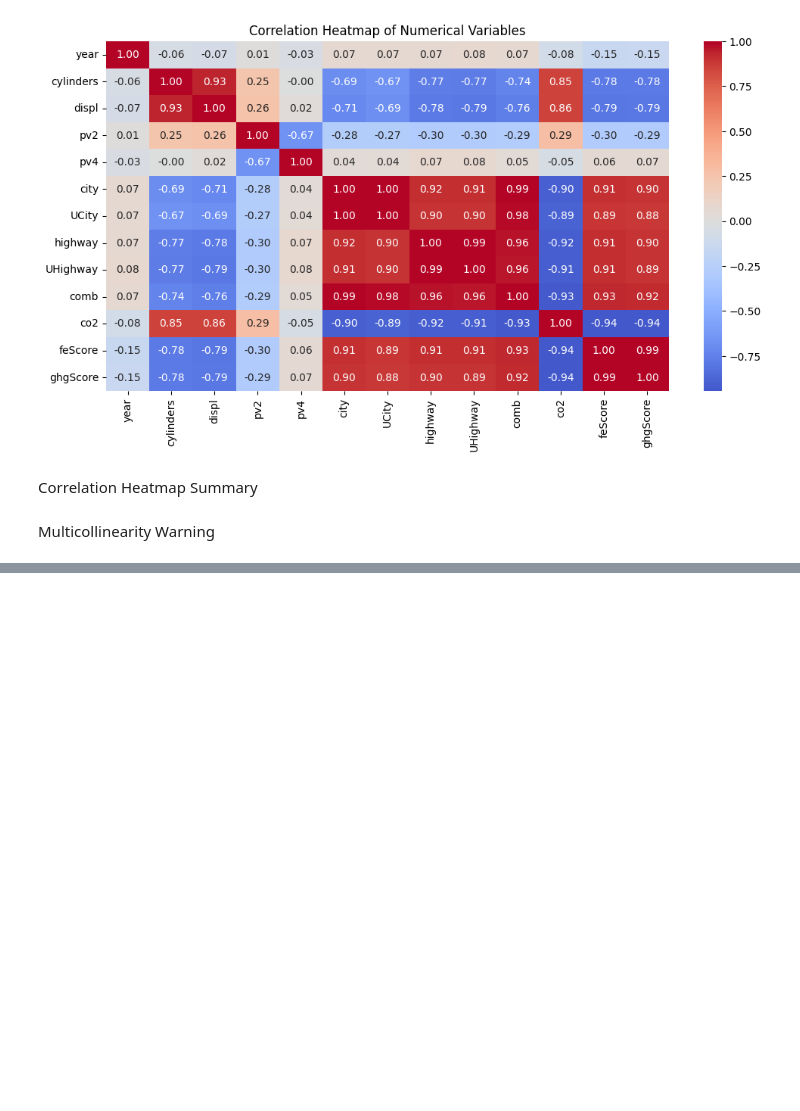
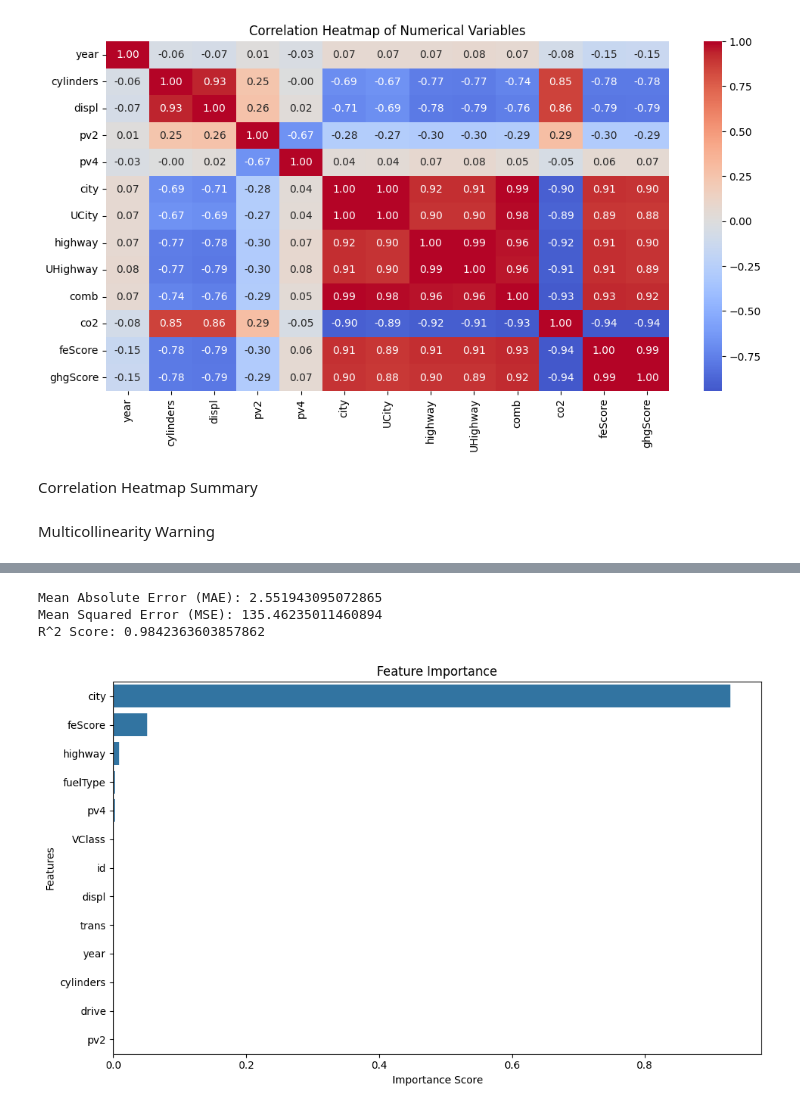
Before and after one commit to Mathias-Kabango3/vehicle-analysis, a Jupyter notebook: notebook.ipynb, the cells around one changed output, grey strips where cells are left out. Drawn from its saved outputs; the diff is of its cells as text; code cells hidden in the pictures; blank space fills up the shorter version.

Commit message:
feat(model) develop randomforest model (example)

```diff
--- a/notebook.ipynb
+++ b/notebook.ipynb
@@ -136,0 +132,18 @@ cylinders and displ (0.93) :we could possibly drop one if model overfits.
+# %%
+# Drop features with high multicollinearity
+# Based on heatmap above , we drop these (UCity, UHighway, comb, ghgScore):
+df = df.drop(columns=['UCity', 'UHighway', 'comb', 'ghgScore'])  # 'feScore' kept
+# %%
+# Define features (X) and target (y)
+X = df.drop(columns=['co2','make','model'])
+label_encoder = LabelEncoder()
+
+# turn categorical features into number (one-hot-encoding)
+X['drive'] = label_encoder.fit_transform(df['drive'])
+X['VClass'] = label_encoder.fit_transform(df['VClass'])
+X['trans'] = label_encoder.fit_transform(df['trans'])
+X['fuelType'] = label_encoder.fit_transform(df['fuelType'])
+y = df['co2']
+
+# Train/test split
+X_train, X_test, y_train, y_test = train_test_split(X, y, test_size=0.2, random_state=42)
@@ -136,0 +168,32 @@ cylinders and displ (0.93) :we could possibly drop one if model overfits.
+# %%
+# Initialize and train model
+model = RandomForestRegressor(n_estimators=110, random_state=42)
+model.fit(X_train, y_train)
+
+# Make predictions
+y_pred = model.predict(X_test)
+
+# # Evaluation
+print("Mean Absolute Error (MAE):", mean_absolute_error(y_test, y_pred))
+print("Mean Squared Error (MSE):", mean_squared_error(y_test, y_pred))
+print("R^2 Score:", r2_score(y_test, y_pred))
+# %% [output]
+Mean Absolute Error (MAE): 2.551943095072865
+Mean Squared Error (MSE): 135.46235011460894
+R^2 Score: 0.9842363603857862
+# %%
+
+# Plot feature importance
+importances = model.feature_importances_
+feature_names = X.columns
+feature_imp = pd.Series(importances, index=feature_names).sort_values(ascending=False)
+
+plt.figure(figsize=(10,6))
+sns.barplot(x=feature_imp, y=feature_imp.index)
+plt.title("Feature Importance")
+plt.xlabel("Importance Score")
+plt.ylabel("Features")
+plt.tight_layout()
+plt.show()
+# %% [output]
+[figure, added]
```
Also changed, not shown: parts of 5 cells of this notebook, 1 other file.
